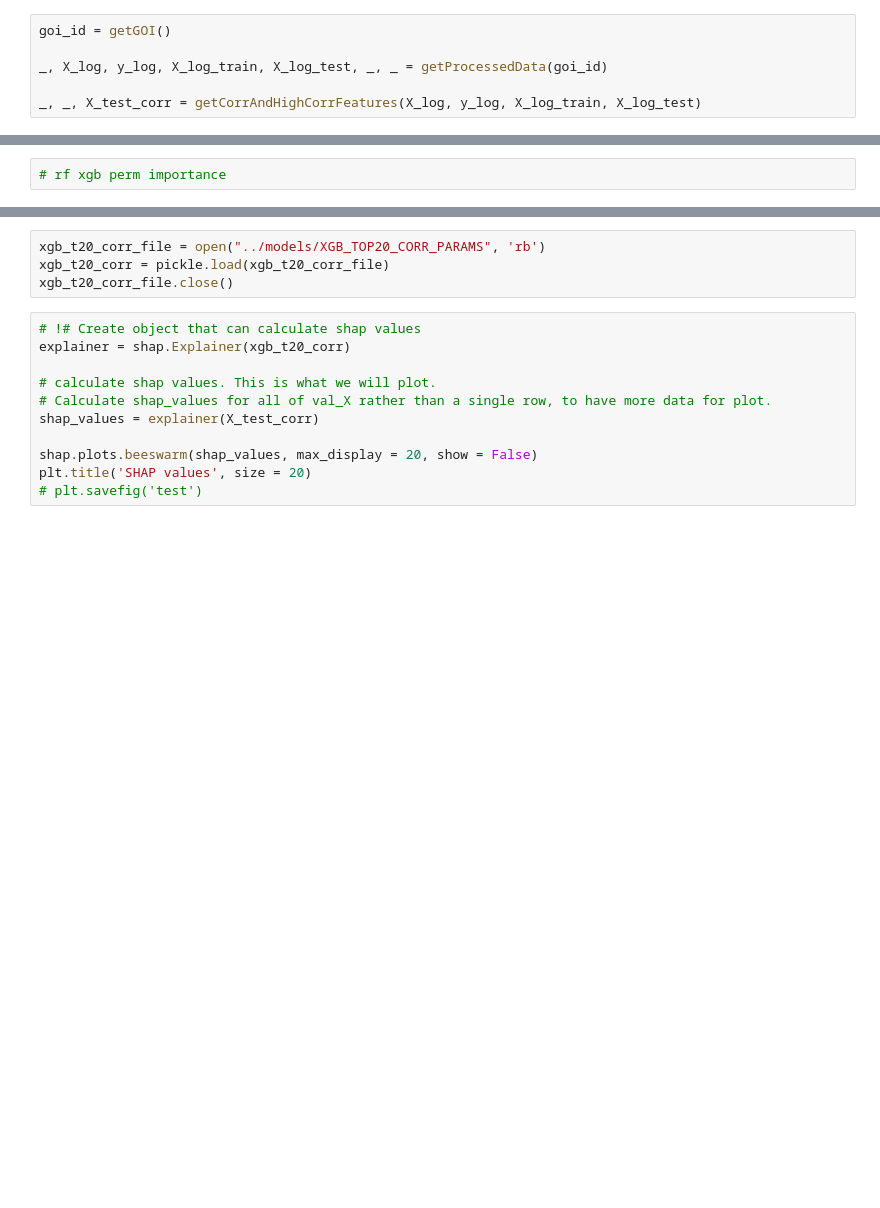
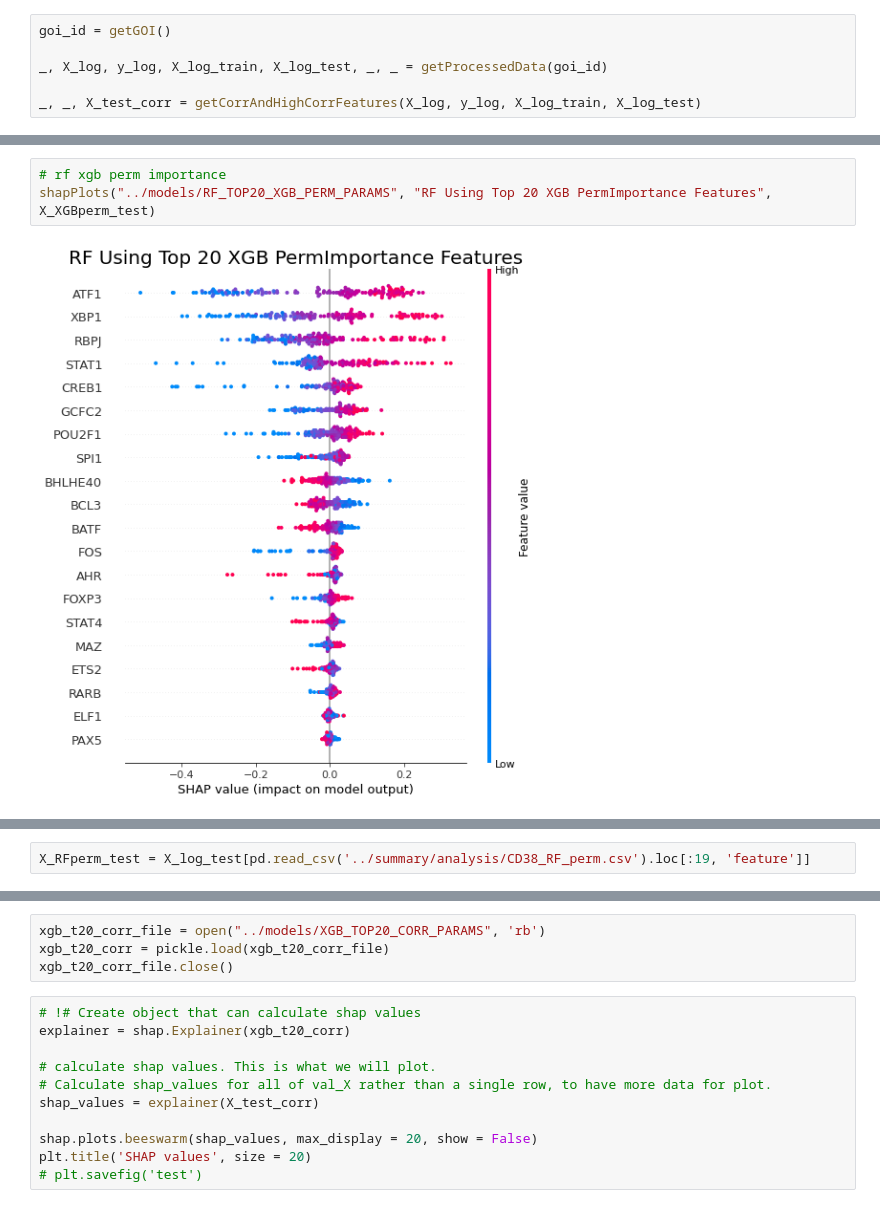
Before and after one commit to vishesh-sarinDXB/CD38_Predictor, a Jupyter notebook: notebooks/3-vs-model-explainability-with-shap.ipynb, the cells around one changed output, grey strips where cells are left out. Cells and saved outputs as stored; diff of their text form; blank space fills up the shorter version.

```diff
--- a/notebooks/3-vs-model-explainability-with-shap.ipynb
+++ b/notebooks/3-vs-model-explainability-with-shap.ipynb
@@ -22,2 +30,5 @@ explainer = shap.Explainer(xgb_t20_corr)
 # %%
 # rf xgb perm importance
+shapPlots("../models/RF_TOP20_XGB_PERM_PARAMS", "RF Using Top 20 XGB PermImportance Features", X_XGBperm_test)
+# %% [output]
+[figure, added]
@@ -24,2 +36,4 @@ explainer = shap.Explainer(xgb_t20_corr)
+# %%
+X_RFperm_test = X_log_test[pd.read_csv('../summary/analysis/CD38_RF_perm.csv').loc[:19, 'feature']]
 # %%
 # xgb rf perm importance
```
Also changed, not shown: parts of 13 cells of this notebook, 13 other files.
